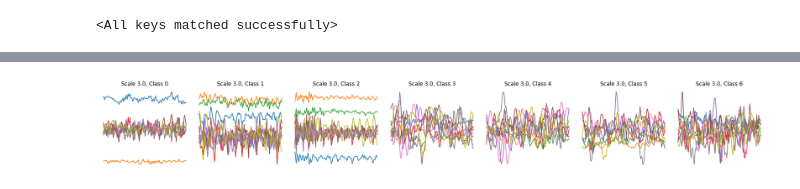
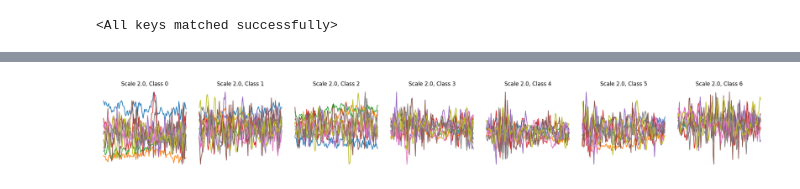
Before and after one commit to chookcurry/flow-matching, a Jupyter notebook: notebooks/whar/train_latent_flow.ipynb, the cells around one changed output, grey strips where cells are left out. Saved outputs shown, nothing was run; the diff lists cells and outputs as text; code cells hidden in the pictures.

```diff
--- a/notebooks/whar/train_latent_flow.ipynb
+++ b/notebooks/whar/train_latent_flow.ipynb
@@ -47,7 +57,7 @@ shape = sampler.get_shape()
 num_channels = shape[1]
 print(shape)
 
-num_classes = len(sampler.sampler.get_class_weights(sampler.train_indices).keys())
+num_classes = sampler.get_num_classes(sampler.train_indices)
 print(num_classes)
 # %% [output]
 [18, 32, 32]
@@ -55,17 +69,25 @@ print(num_classes)
 # %%
-ae = CondSpectrogramAE(latent_channels=24).to(device)
-ae.load_state_dict(torch.load("cond_ae_24.pt"))
+latent_shape = [24, 4, 4]
+
+ae = CondSpectrogramAE(latent_channels=latent_shape[0]).to(device)
+ae.load_state_dict(torch.load(f"models/cond_ae_{latent_shape[0]}.pt"))
 
 path = GaussianConditionalProbabilityPath(
     p_data=sampler,
-    p_simple_shape=[24, 4, 4],
+    p_simple_shape=latent_shape,
     alpha=LinearAlpha(),
     beta=LinearBeta(),
 ).to(device)
 
-vf = FlowTransformerBackbone(latent_channels=24, num_classes=num_classes).to(device)
+vf = FiLMNetMultiBlock(in_channels=latent_shape[0], y_classes=num_classes).to(device)
 
 trainer = LatentFlowTrainer(
-    path=path, model=vf, ae=ae, eta=(1 / num_classes), null_class=num_classes
+    path=path,
+    model=vf,
+    ae=ae,
+    eta=(1 / num_classes),
+    null_class=num_classes,
+    num_classes=num_classes,
+    track=True,
 )
 # %%
@@ -77,4 +113,4 @@ torch.save(vf.state_dict(), "latent_transformer.pt")
 # %%
-vf.load_state_dict(torch.load("latent_vf.pt"))
+vf.load_state_dict(torch.load(f"cnn_{latent_shape[0]}.pt"))
 # %% [output]
 <All keys matched successfully>
@@ -156,13 +117,10 @@ plt.show()
 # %%
-import random
-from flow_matching.whar.stft import istft_transform
-
 num_samples = 6
 
 fig, axes = plt.subplots(
     nrows=1,
     ncols=num_samples,
-    figsize=(3 * num_samples, 3 * len(guidance_scales)),
+    figsize=(3 * num_samples, 3),
 )
 
 # random int
@@ -171,7 +129,7 @@ seed = random.randint(0, 1000)
 samples = []
 
 for i in range(0, num_samples):
-    x1, _ = sampler.sample_test(1, class_label=i, seed=seed)
+    x1, _ = sampler.sample_train(1, class_label=i, seed=seed)
     samples.append(x1)
 
 x1 = torch.cat(samples, dim=0)
@@ -196,11 +154,10 @@ plt.show()
 # %%
-import matplotlib.pyplot as plt
+from flow_matching.supervised.simulators import RK4Simulator
 
-from flow_matching.whar.stft import istft_transform
 
 num_samples = 7
-num_timesteps = 1000
-guidance_scales = [3.0]
+num_timesteps = 100
+guidance_scales = [2.0]
 
 # Sample initial conditions (+1 for null class)
 y = torch.arange(num_classes + 1).to(device)
@@ -221,32 +178,32 @@ if len(guidance_scales) == 1:
 for row_idx, w in enumerate(guidance_scales):
     # Setup ode and simulator
     ode = CFGVectorFieldODE(vf, guidance_scale=w, null_class=num_classes)
-    simulator = EulerSimulator(ode)
+    simulator = RK4Simulator(ode)
 
     # Simulate
     ts = (
         torch.linspace(0, 1, num_timesteps)
         .view(1, -1, 1, 1, 1)
         .expand(num_samples, -1, 1, 1, 1)
         .to(device)
     )
 
     x1 = simulator.simulate(x0, ts, y=y)
     x1 = ae.decode(x1, y)
 
     B, C, H, W = x1.shape
     x1 = x1.view(B, C // 2, 2, H, W)
     x1 = x1.detach().cpu()
     x1 = vmap(decompress_stft)(x1)
     x1 = [istft_transform(x) for x in x1]
 
     for col_idx in range(num_samples):
         ax = axes[row_idx][col_idx]
         ax.plot(x1[col_idx])
         ax.set_title(f"Scale {w}, Class {col_idx}")
         ax.axis("off")
 
 plt.tight_layout()
 plt.show()
 # %% [output]
-[figure, old version]
+[figure, new version]
```
Also changed, not shown: parts of 10 cells of this notebook, 37 other files.
